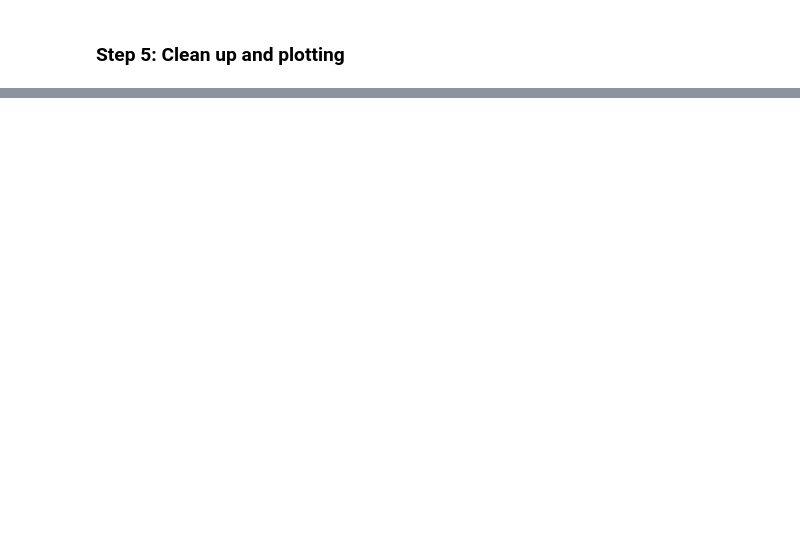
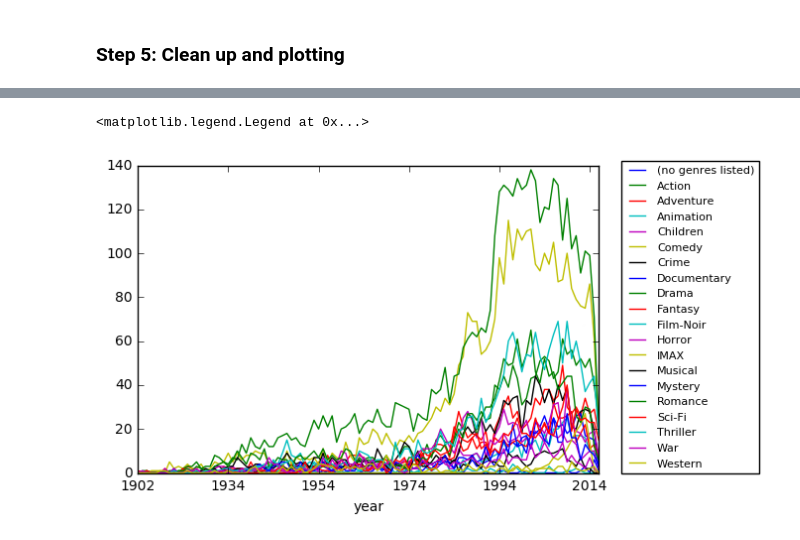
Before and after one commit to cliburn/sta-663-2017, a Jupyter notebook: scratch/Lecture07.ipynb, the cells around one changed output, grey strips where cells are left out. Drawn from its saved outputs; the diff is of its cells as text; code cells hidden in the pictures; blank space fills up the shorter version.

```diff
--- a/scratch/Lecture07.ipynb
+++ b/scratch/Lecture07.ipynb
@@ -22,2 +81,5 @@ Read the file `movies.csv` into a data frame. Plot the popularity of differnet m
 # %% [markdown]
 ### Step 3: Count sub-groups
+# %%
+df3 = df2.groupby(['year', 'genre']).count()
+df3.head()
@@ -24,2 +94,4 @@ Read the file `movies.csv` into a data frame. Plot the popularity of differnet m
 # %% [markdown]
 ### Step 4: Unstack to get desired table
+# %%
+df4 = df3.unstack(1)
@@ -26,2 +109,5 @@ Read the file `movies.csv` into a data frame. Plot the popularity of differnet m
 # %% [markdown]
 ### Step 5: Clean up and plotting
+# %%
+df4.columns = df4.columns.levels[1]
+df4.head()
@@ -27,0 +122,4 @@ Read the file `movies.csv` into a data frame. Plot the popularity of differnet m
+# %%
+df4.fillna(0, inplace=True)
+df4 = df4.astype('int')
+df4.head()
@@ -27,0 +134,6 @@ Read the file `movies.csv` into a data frame. Plot the popularity of differnet m
+# %%
+df4.plot.line()
+plt.legend(loc=(1.05, 0), fontsize=8)
+# %% [output]
+<matplotlib.legend.Legend at 0x...>
+[figure, added]
```
Also changed, not shown: parts of 15 cells of this notebook, 1 other file.
